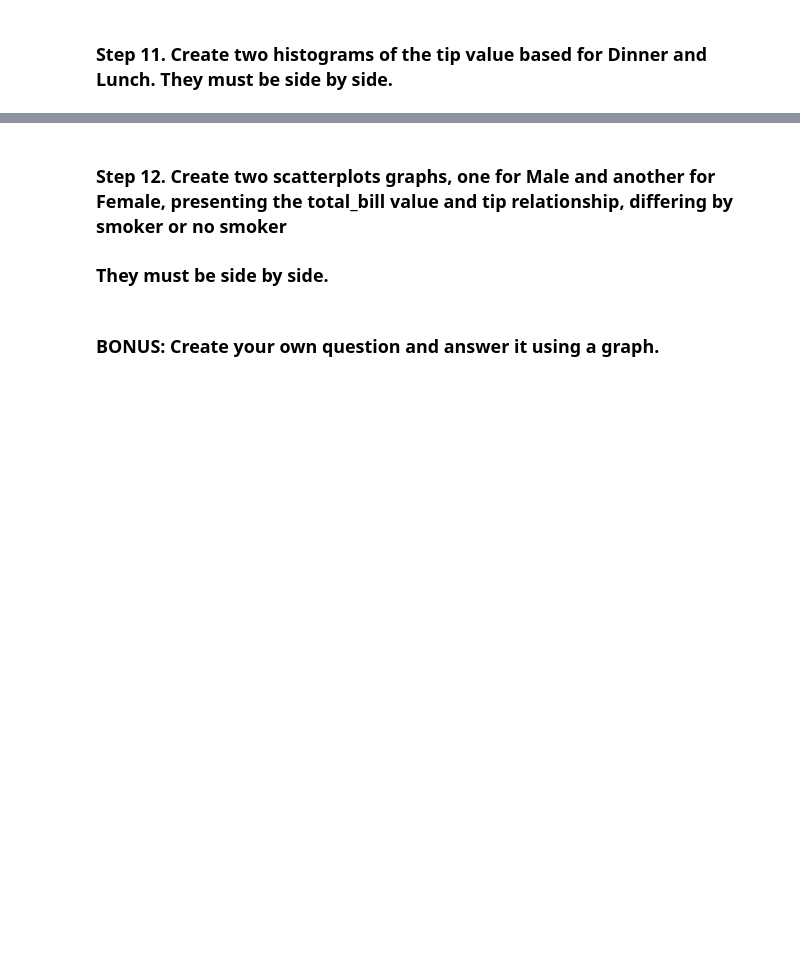
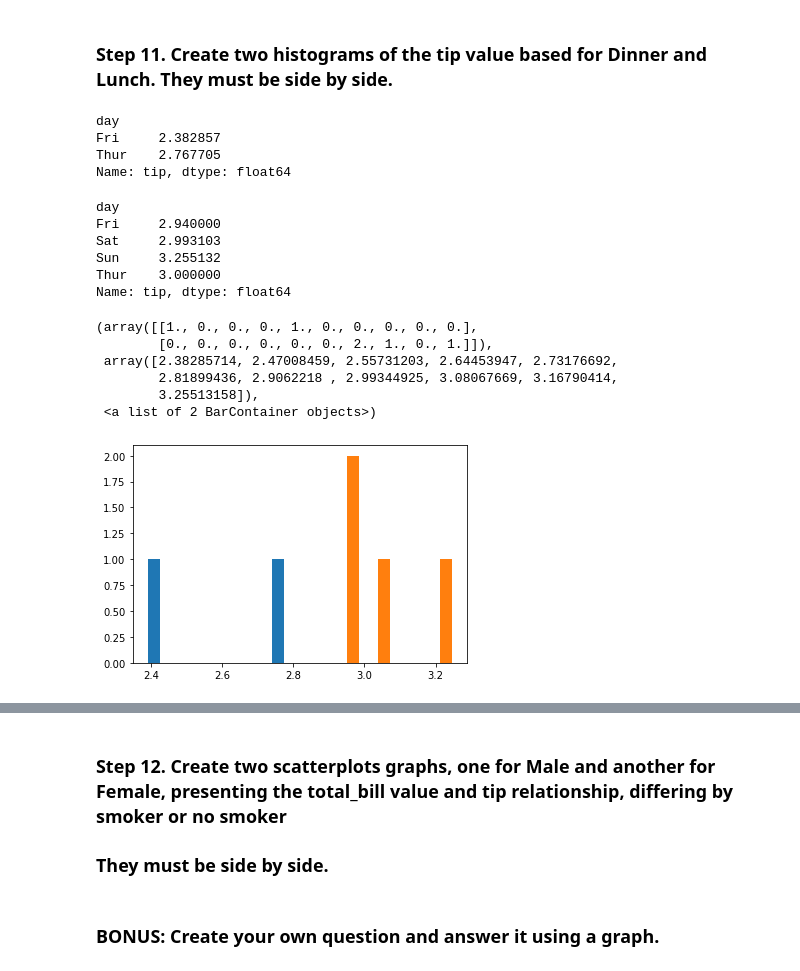
Before and after one commit to Hugo0019/pandas_exercises, a Jupyter notebook: 07_Visualization/Tips/Exercises.ipynb, the cells around one changed output, grey strips where cells are left out. Cells and saved outputs as stored; diff of their text form; code cells hidden in the pictures; blank space fills up the shorter version.

```diff
--- a/07_Visualization/Tips/Exercises.ipynb
+++ b/07_Visualization/Tips/Exercises.ipynb
@@ -119,0 +121,26 @@ Name: total_bill, dtype: float64
+# %%
+df_Lunch_tip
+# %% [output]
+day
+Fri     2.382857
+Thur    2.767705
+Name: tip, dtype: float64
+# %%
+df_Dinner_tip
+# %% [output]
+day
+Fri     2.940000
+Sat     2.993103
+Sun     3.255132
+Thur    3.000000
+Name: tip, dtype: float64
+# %%
+plt.hist([df_Lunch_tip,df_Dinner_tip])
+# %% [output]
+(array([[1., 0., 0., 0., 1., 0., 0., 0., 0., 0.],
+        [0., 0., 0., 0., 0., 0., 2., 1., 0., 1.]]),
+ array([2.38285714, 2.47008459, 2.55731203, 2.64453947, 2.73176692,
+        2.81899436, 2.9062218 , 2.99344925, 3.08067669, 3.16790414,
+        3.25513158]),
+ <a list of 2 BarContainer objects>)
+[figure, added]
```
Also changed, not shown: parts of 9 cells of this notebook, 6 other files.
